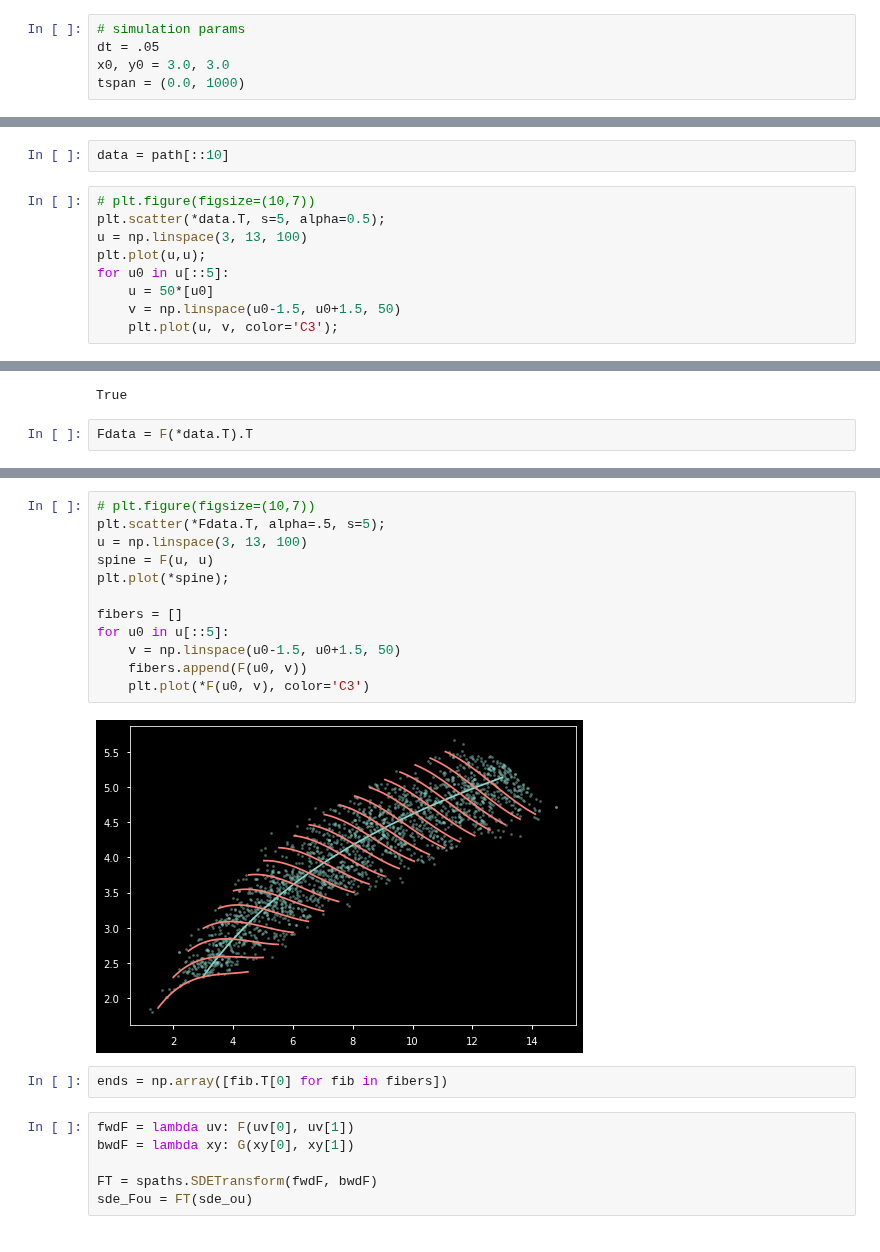
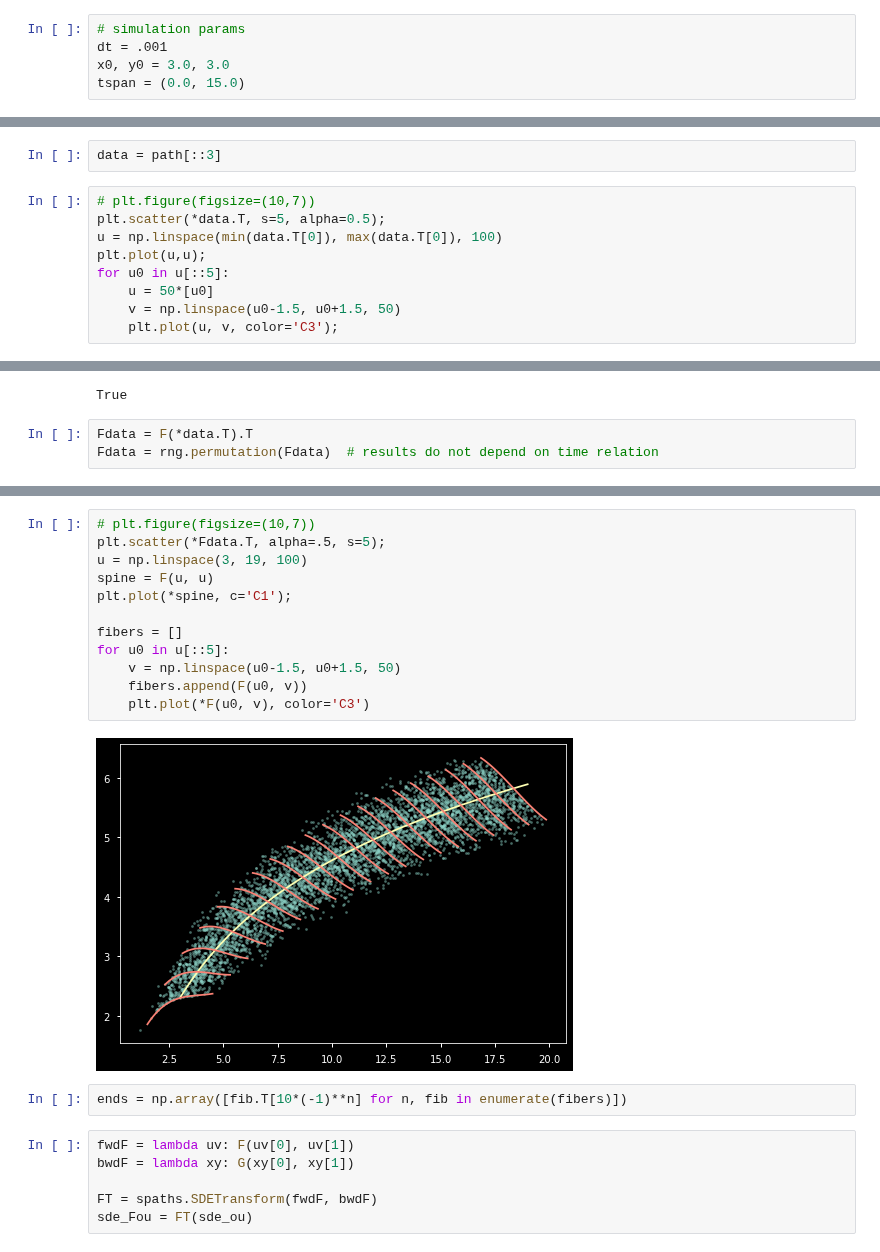
Before and after one commit to przemyslaw-zielinski/sf_nets, a Jupyter notebook: notebooks/test_2d.ipynb, the cells around one changed output, grey strips where cells are left out. Saved outputs shown, nothing was run; the diff lists cells and outputs as text.

```diff
--- a/notebooks/test_2d.ipynb
+++ b/notebooks/test_2d.ipynb
@@ -41,9 +55,9 @@ rng.integers(10**3);  # warm up of RNG
 em = spaths.EulerMaruyama(rng)
 # %%
 # simulation params
-dt = .05
+dt = .001
 x0, y0 = 3.0, 3.0
-tspan = (0.0, 1000)
+tspan = (0.0, 15.0)
 # %%
 ens0 = np.array([[x0,y0]]) #spaths.make_ens(x0, y0)
 sol_ou = em.solve(sde_ou, ens0, tspan, dt)
@@ -60,9 +74,9 @@ plt.plot(sol_ou.t, path.T[0]);
 # %%
-data = path[::10]
+data = path[::3]
 # %%
 # plt.figure(figsize=(10,7))
 plt.scatter(*data.T, s=5, alpha=0.5);
-u = np.linspace(3, 13, 100)
+u = np.linspace(min(data.T[0]), max(data.T[0]), 100)
 plt.plot(u,u);
 for u0 in u[::5]:
     u = 50*[u0]
@@ -86,6 +100,7 @@ np.allclose(G(*F(*data.T)).T, data)
 True
 # %%
 Fdata = F(*data.T).T
+Fdata = rng.permutation(Fdata)  # results do not depend on time relation
 # %%
 Fdata.shape
 # %% [output]
@@ -93,19 +108,19 @@ Fdata.shape
 # %%
 # plt.figure(figsize=(10,7))
 plt.scatter(*Fdata.T, alpha=.5, s=5);
-u = np.linspace(3, 13, 100)
+u = np.linspace(3, 19, 100)
 spine = F(u, u)
-plt.plot(*spine);
+plt.plot(*spine, c='C1');
 
 fibers = []
 for u0 in u[::5]:
     v = np.linspace(u0-1.5, u0+1.5, 50)
     fibers.append(F(u0, v))
     plt.plot(*F(u0, v), color='C3')
 # %% [output]
-[figure, old version]
+[figure, new version]
 # %%
-ends = np.array([fib.T[0] for fib in fibers])
+ends = np.array([fib.T[10*(-1)**n] for n, fib in enumerate(fibers)])
 # %%
 fwdF = lambda uv: F(uv[0], uv[1])
 bwdF = lambda xy: G(xy[0], xy[1])
```
Also changed, not shown: parts of 31 cells of this notebook, 9 other files.
